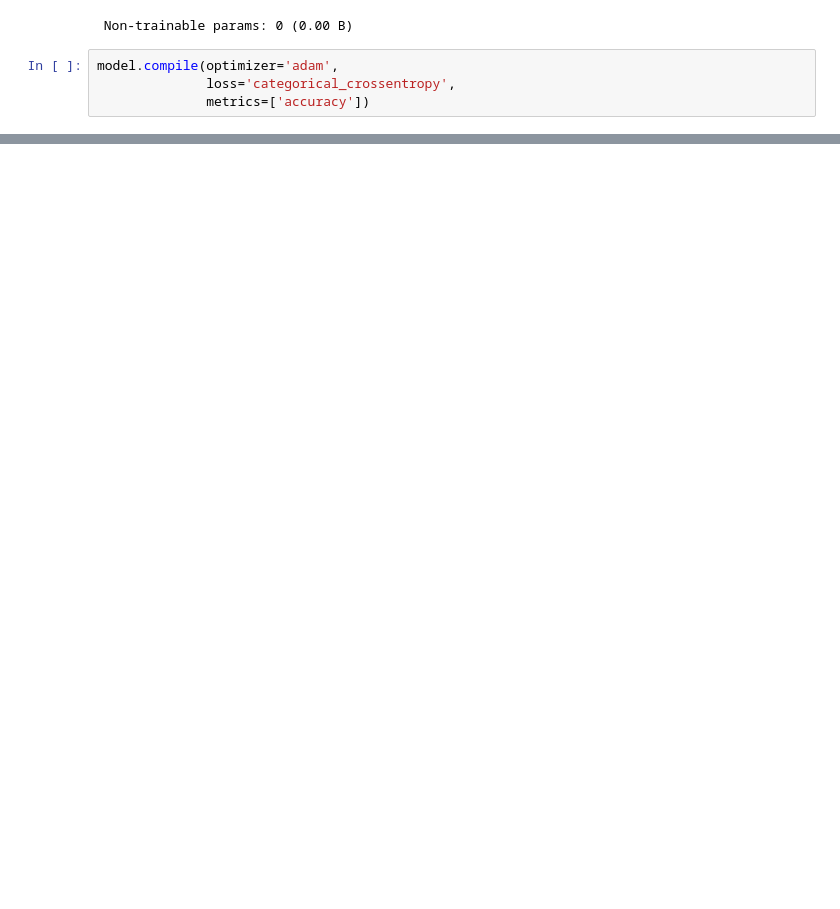
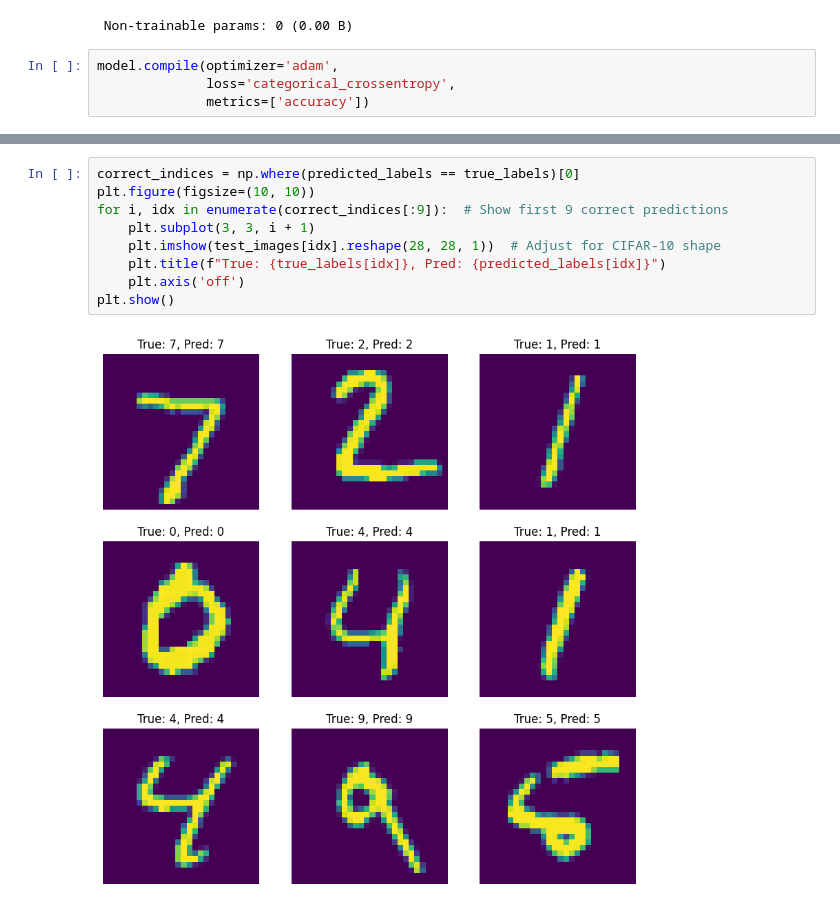
Before and after one commit to rayoo22/MNIST-ImageClassifier, a Jupyter notebook: cnn_dev.ipynb, the cells around one changed output, grey strips where cells are left out. Drawn from its saved outputs; the diff is of its cells as text; blank space fills up the shorter version.

```diff
--- a/cnn_dev.ipynb
+++ b/cnn_dev.ipynb
@@ -128,0 +173,11 @@ predictions = model.predict(test_images)  # Shape: (num_samples, num_classes)
+# %%
+correct_indices = np.where(predicted_labels == true_labels)[0]
+plt.figure(figsize=(10, 10))
+for i, idx in enumerate(correct_indices[:9]):  # Show first 9 correct predictions
+    plt.subplot(3, 3, i + 1)
+    plt.imshow(test_images[idx].reshape(28, 28, 1))  # Adjust for CIFAR-10 shape
+    plt.title(f"True: {true_labels[idx]}, Pred: {predicted_labels[idx]}")
+    plt.axis('off')
+plt.show()
+# %% [output]
+[figure, added]
```
Also changed, not shown: parts of 17 cells of this notebook.
